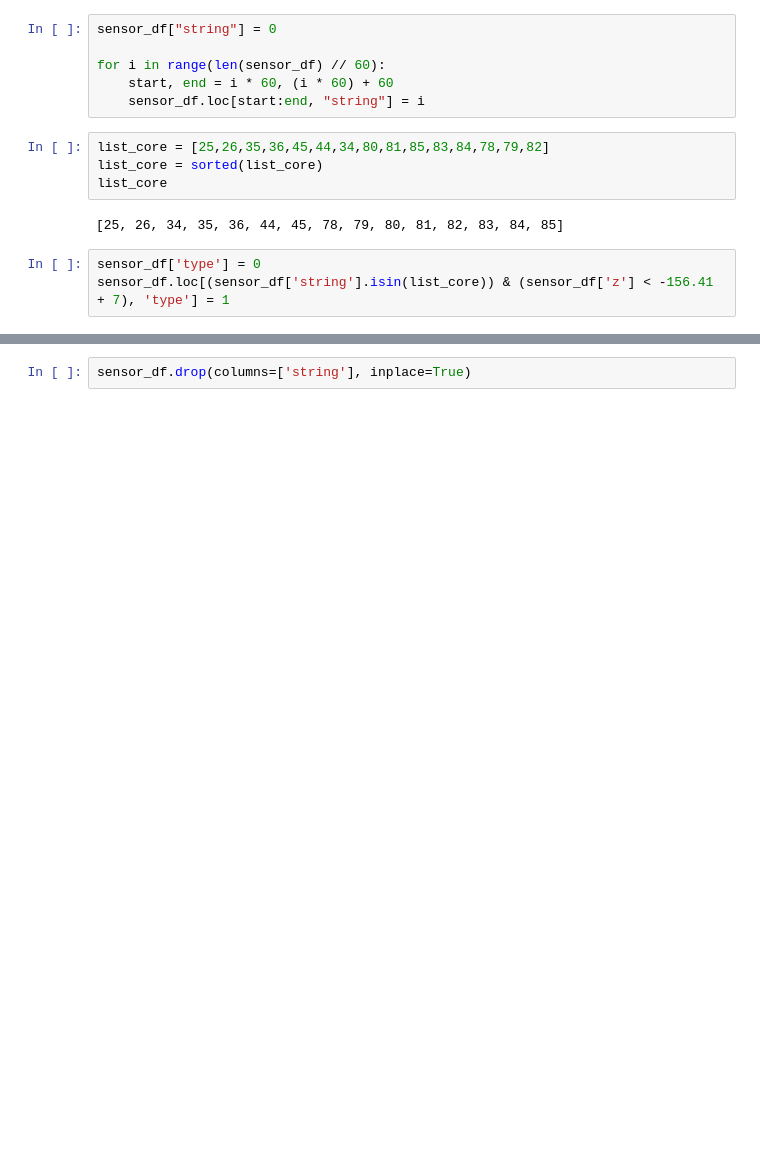
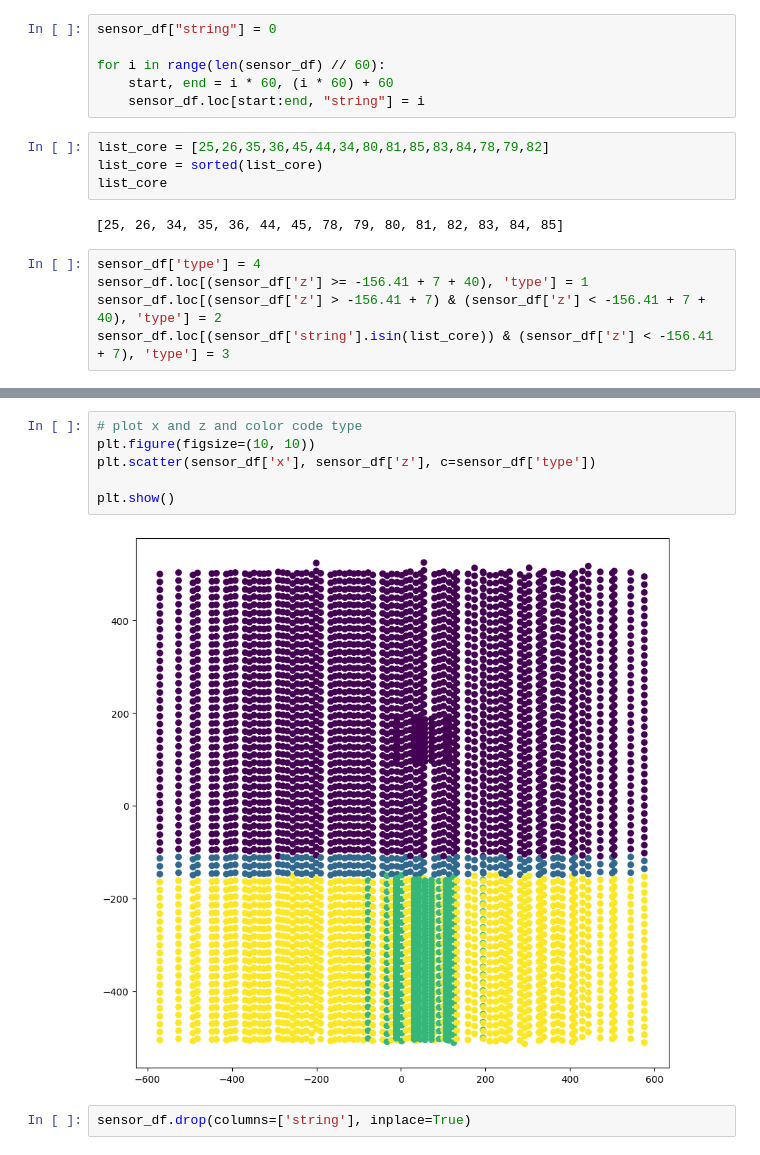
Before and after one commit to Mohammad-Rahmati/IceCube---Neutrinos-in-Deep-Ice, a Jupyter notebook: sensor_feature.ipynb, the cells around one changed output, grey strips where cells are left out. Drawn from its saved outputs; the diff is of its cells as text; blank space fills up the shorter version.

```diff
--- a/sensor_feature.ipynb
+++ b/sensor_feature.ipynb
@@ -62,8 +62,10 @@ list_core
 # %% [output]
 [25, 26, 34, 35, 36, 44, 45, 78, 79, 80, 81, 82, 83, 84, 85]
 # %%
-sensor_df['type'] = 0
-sensor_df.loc[(sensor_df['string'].isin(list_core)) & (sensor_df['z'] < -156.41 + 7), 'type'] = 1
+sensor_df['type'] = 4
+sensor_df.loc[(sensor_df['z'] >= -156.41 + 7 + 40), 'type'] = 1
+sensor_df.loc[(sensor_df['z'] > -156.41 + 7) & (sensor_df['z'] < -156.41 + 7 + 40), 'type'] = 2
+sensor_df.loc[(sensor_df['string'].isin(list_core)) & (sensor_df['z'] < -156.41 + 7), 'type'] = 3
 # %%
 # size of the plot
 plt.figure(figsize=(10, 10))
@@ -76,5 +78,13 @@ for i in range(len(sensor_df)):
 plt.show()
 # %% [output]
 [figure]
+# %%
+# plot x and z and color code type
+plt.figure(figsize=(10, 10))
+plt.scatter(sensor_df['x'], sensor_df['z'], c=sensor_df['type'])
+
+plt.show()
+# %% [output]
+[figure, added]
 # %%
 sensor_df.drop(columns=['string'], inplace=True)
```
Also changed, not shown: parts of 5 cells of this notebook, 2 other files.
